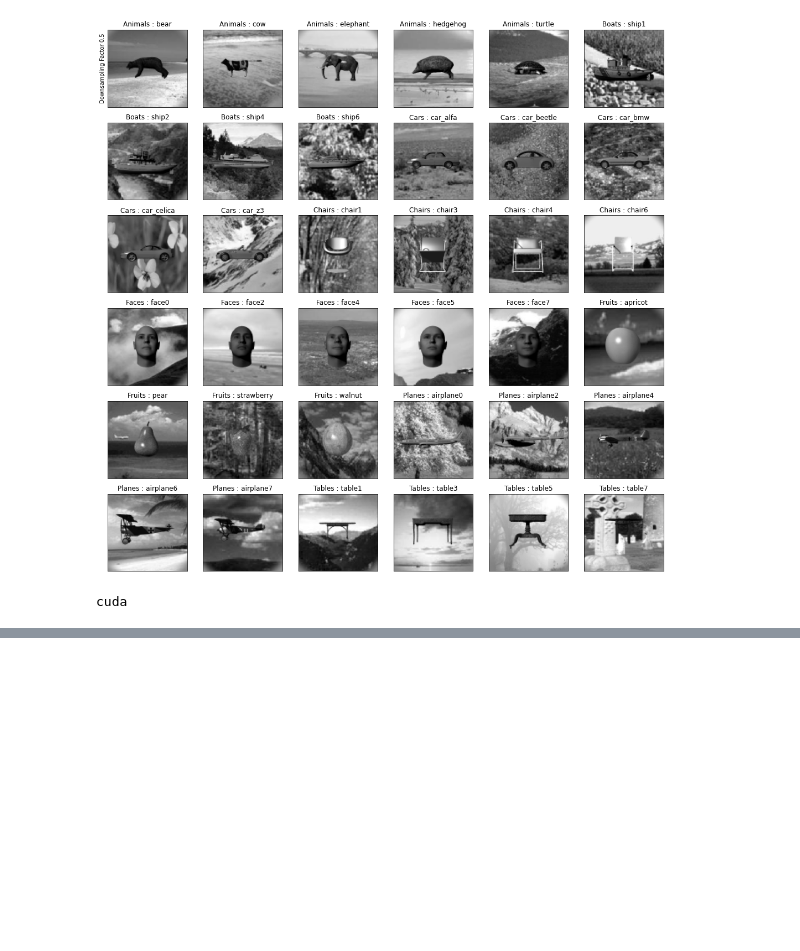
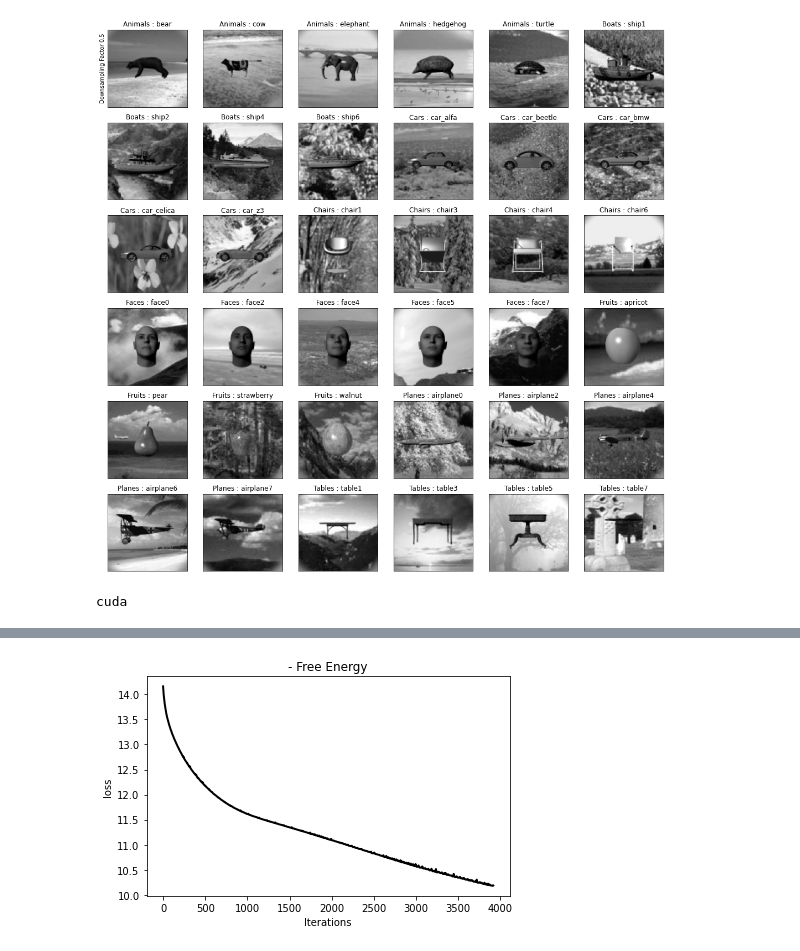
Before and after one commit to hugosou/cRPM, a Jupyter notebook: demo_rpfa_images.ipynb, the cells around one changed output, grey strips where cells are left out. Drawn from its saved outputs; the diff is of its cells as text; code cells hidden in the pictures; blank space fills up the shorter version.

```diff
--- a/playground_jupyter.ipynb
+++ b/demo_rpfa_images.ipynb
@@ -297,3 +298,8 @@ plt.show()
+# %%
+from utils_process import plot_loss
+plot_loss(rpm, offset=10)
+# %% [output]
+[figure, added]
 # %%
 print(0)
 
```
Also changed, not shown: parts of 16 cells of this notebook, 3 other files.
